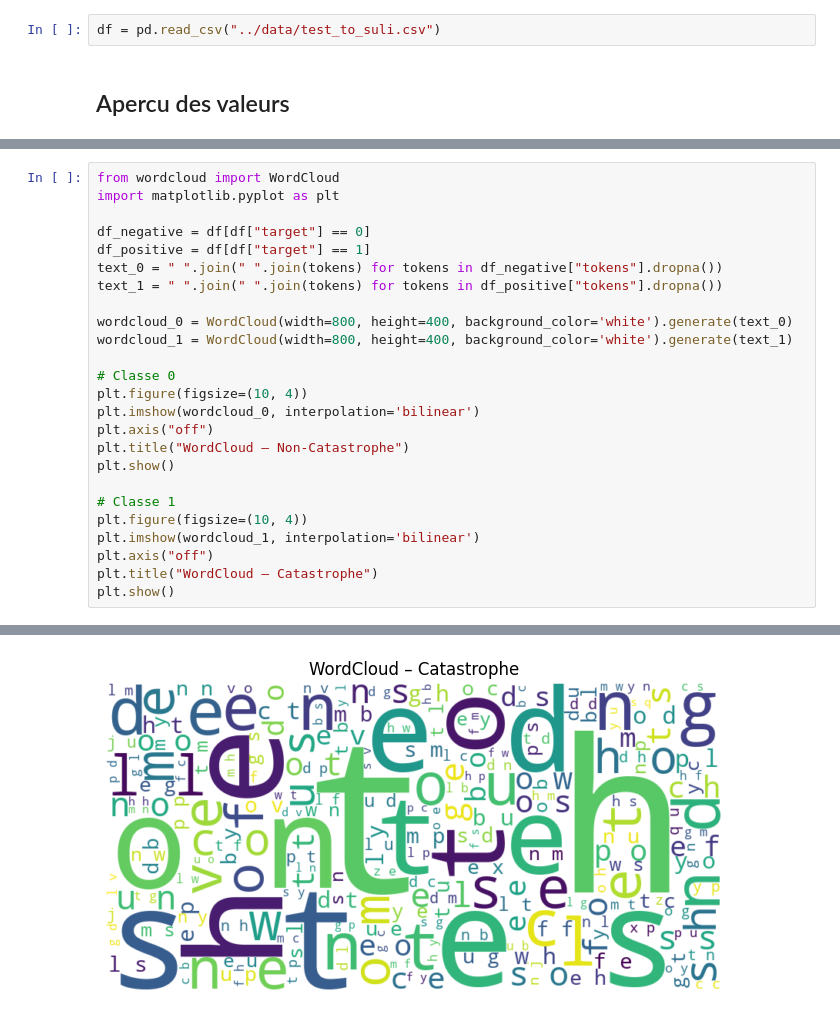
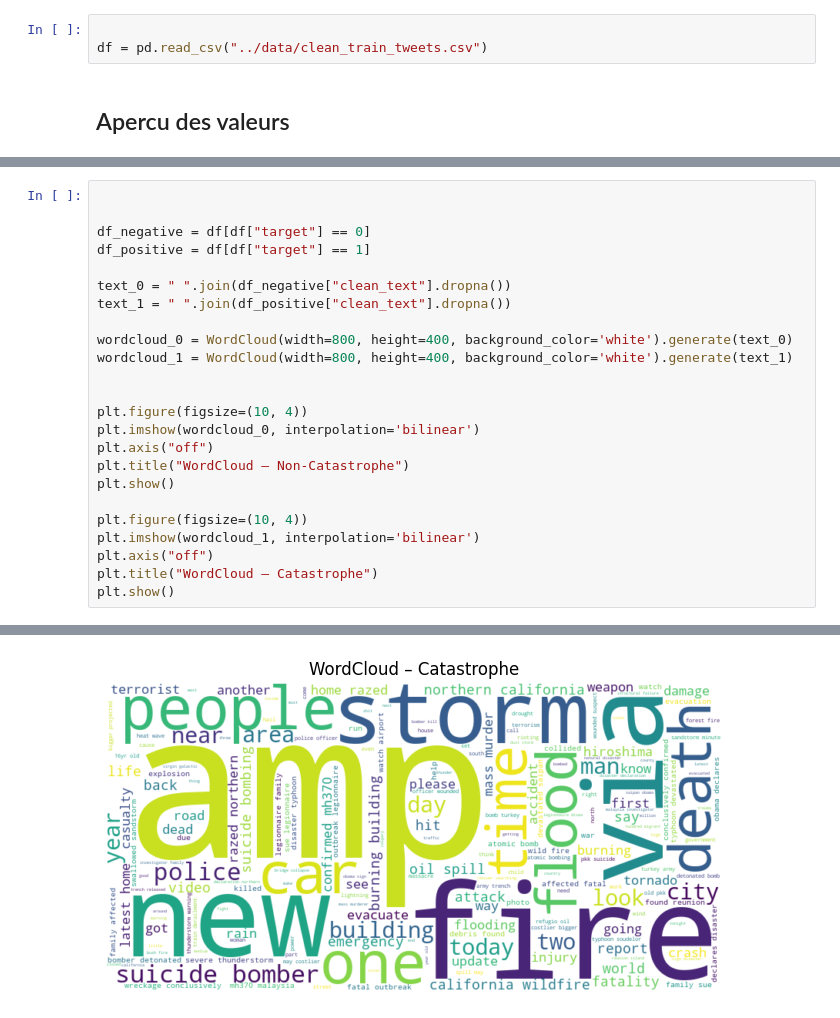
Before and after one commit to ines-lorquet/eye-of-emergency, a Jupyter notebook: Notebook/3_EDA.ipynb, the cells around one changed output, grey strips where cells are left out. Cells and saved outputs as stored; diff of their text form.

```diff
--- a/Notebook/3_EDA.ipynb
+++ b/Notebook/3_EDA.ipynb
@@ -76,7 +78,8 @@ Développer une première stratégie de modélisation
 - `location` et `keyword` sont **secondaires** mais peuvent être utiles combinés au texte.
 - L’analyse textuelle confirme que la **nature des mots** (suicide, disaster, evacuated…) est un signal fort.
 # %%
-df = pd.read_csv("../data/test_to_suli.csv")
+
+df = pd.read_csv("../data/clean_train_tweets.csv")
 # %% [markdown]
 ## Apercu des valeurs
 # %%
@@ -108,23 +111,22 @@ sns.heatmap(df.isna(), cbar=False)
 # %%
-from wordcloud import WordCloud
-import matplotlib.pyplot as plt
+
 
 df_negative = df[df["target"] == 0]
 df_positive = df[df["target"] == 1]
-text_0 = " ".join(" ".join(tokens) for tokens in df_negative["tokens"].dropna())
-text_1 = " ".join(" ".join(tokens) for tokens in df_positive["tokens"].dropna())
+
+text_0 = " ".join(df_negative["clean_text"].dropna())
+text_1 = " ".join(df_positive["clean_text"].dropna())
 
 wordcloud_0 = WordCloud(width=800, height=400, background_color='white').generate(text_0)
 wordcloud_1 = WordCloud(width=800, height=400, background_color='white').generate(text_1)
 
-# Classe 0
+
 plt.figure(figsize=(10, 4))
 plt.imshow(wordcloud_0, interpolation='bilinear')
 plt.axis("off")
 plt.title("WordCloud – Non-Catastrophe")
 plt.show()
 
-# Classe 1
 plt.figure(figsize=(10, 4))
 plt.imshow(wordcloud_1, interpolation='bilinear')
 plt.axis("off")
@@ -135,2 +137,2 @@ plt.show()
-[figure, old version]
+[figure, new version]
 # %%
```
Also changed, not shown: parts of 15 cells of this notebook, 1 other file.
